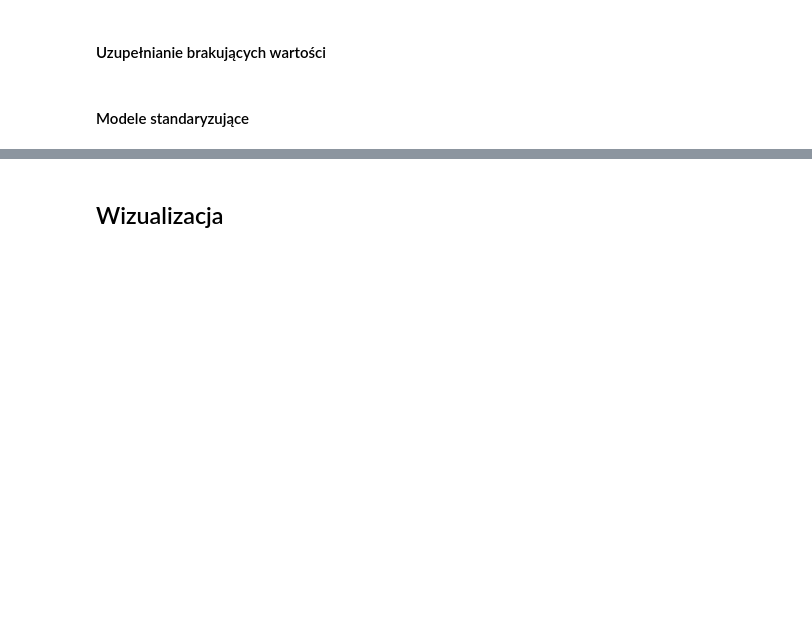
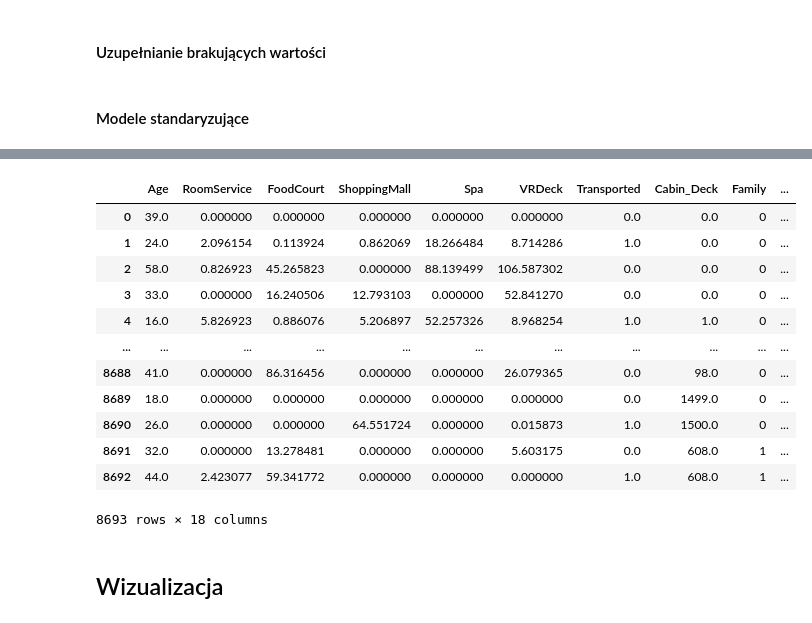
Before and after one commit to Dominik-Sidorczuk/Dominik-Projects, a Jupyter notebook: Spaceship Titanic/Spaceship Titanic.ipynb, the cells around one changed output, grey strips where cells are left out. Cells and saved outputs as stored; diff of their text form; code cells hidden in the pictures; blank space fills up the shorter version.

```diff
--- a/Spaceship Titanic/Spaceship Titanic.ipynb
+++ b/Spaceship Titanic/Spaceship Titanic.ipynb
@@ -268,10 +253,28 @@ test
 # %%
 from sklearn.preprocessing import PolynomialFeatures
-kolumny = ['RoomService', 'Spa', 'VRDeck']
-# Tworzenie obiektu PolynomialFeatures
-poly = PolynomialFeatures(degree=2, interaction_only=True, names=['RS_Spa', 'RS_VRD', 'Spa_VRD', 'RS_Spa_VRD'])
+kolumny = ['RoomService', 'VRDeck']
+
+# Create PolynomialFeatures object (without n_output_features_)
+poly = PolynomialFeatures(degree=2, interaction_only=True)
+
+# Transform data
 for df in [train, test]:
-  df[kolumny] = poly.fit_transform(df[kolumny])
+    df = poly.fit_transform(df[kolumny])
+train
+# %% [output]
+|  | Age | RoomService | FoodCourt | ShoppingMall | Spa | VRDeck | Transported | Cabin_Deck | Family | ... |
+| 0 | 39.0 | 0.000000 | 0.000000 | 0.000000 | 0.000000 | 0.000000 | 0.0 | 0.0 | 0 | ... |
+| 1 | 24.0 | 2.096154 | 0.113924 | 0.862069 | 18.266484 | 8.714286 | 1.0 | 0.0 | 0 | ... |
+| 2 | 58.0 | 0.826923 | 45.265823 | 0.000000 | 88.139499 | 106.587302 | 0.0 | 0.0 | 0 | ... |
+| 3 | 33.0 | 0.000000 | 16.240506 | 12.793103 | 0.000000 | 52.841270 | 0.0 | 0.0 | 0 | ... |
+| 4 | 16.0 | 5.826923 | 0.886076 | 5.206897 | 52.257326 | 8.968254 | 1.0 | 1.0 | 0 | ... |
+| ... | ... | ... | ... | ... | ... | ... | ... | ... | ... | ... |
+| 8688 | 41.0 | 0.000000 | 86.316456 | 0.000000 | 0.000000 | 26.079365 | 0.0 | 98.0 | 0 | ... |
+| 8689 | 18.0 | 0.000000 | 0.000000 | 0.000000 | 0.000000 | 0.000000 | 0.0 | 1499.0 | 0 | ... |
+| 8690 | 26.0 | 0.000000 | 0.000000 | 64.551724 | 0.000000 | 0.015873 | 1.0 | 1500.0 | 0 | ... |
+| 8691 | 32.0 | 0.000000 | 13.278481 | 0.000000 | 0.000000 | 5.603175 | 0.0 | 608.0 | 1 | ... |
+| 8692 | 44.0 | 2.423077 | 59.341772 | 0.000000 | 0.000000 | 0.000000 | 1.0 | 608.0 | 1 | ... |
+8693 rows × 18 columns
 # %% [markdown]
 ## Wizualizacja
 # %%
```
Also changed, not shown: parts of 6 cells of this notebook.
